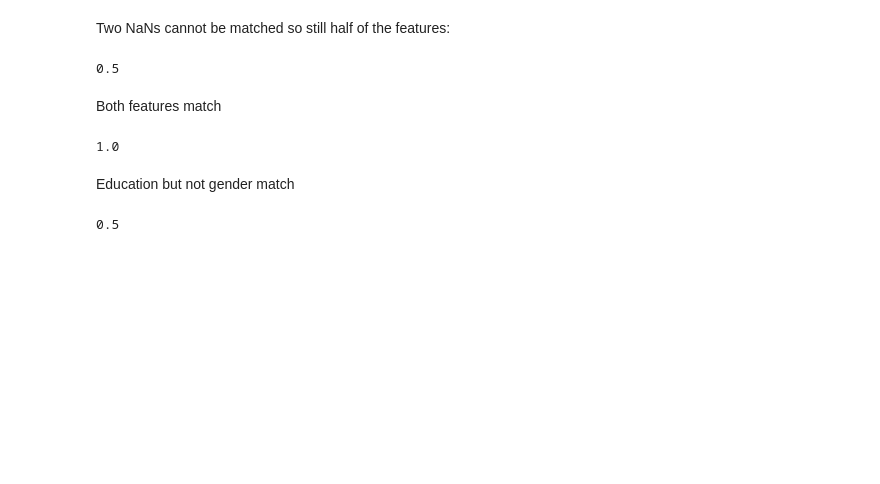
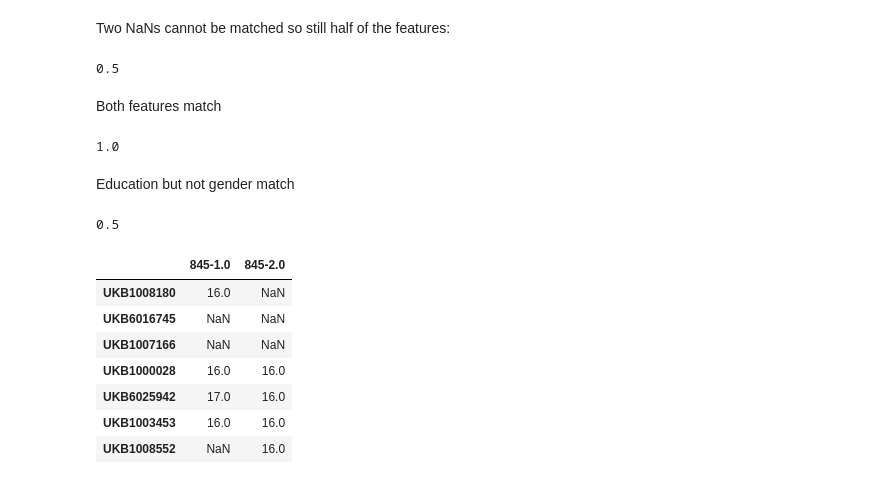
Before and after one commit to kamilest/brain-age-gnn, a Jupyter notebook: notebooks/verify_custom_similarity.ipynb, the cells around one changed output. Saved outputs shown, nothing was run; the diff lists cells and outputs as text; code cells hidden in the pictures; blank space fills up the shorter version.

```diff
--- a/notebooks/verify_custom_similarity.ipynb
+++ b/notebooks/verify_custom_similarity.ipynb
@@ -158,3 +158,14 @@ Education but not gender match
 sex_fteducation(phenotype, 'UKB1003453', 'UKB1008552')
 # %% [output]
 0.5
+# %%
+phenotype.loc[['UKB1008180', 'UKB6016745', 'UKB1007166', 'UKB1000028', 'UKB6025942', 'UKB1003453', 'UKB1008552'], Phenotype.FULL_TIME_EDUCATION.value]
+# %% [output]
+|  | 845-1.0 | 845-2.0 |
+| UKB1008180 | 16.0 | NaN |
+| UKB6016745 | NaN | NaN |
+| UKB1007166 | NaN | NaN |
+| UKB1000028 | 16.0 | 16.0 |
+| UKB6025942 | 17.0 | 16.0 |
+| UKB1003453 | 16.0 | 16.0 |
+| UKB1008552 | NaN | 16.0 |
```
Also changed, not shown: 1 other file.
